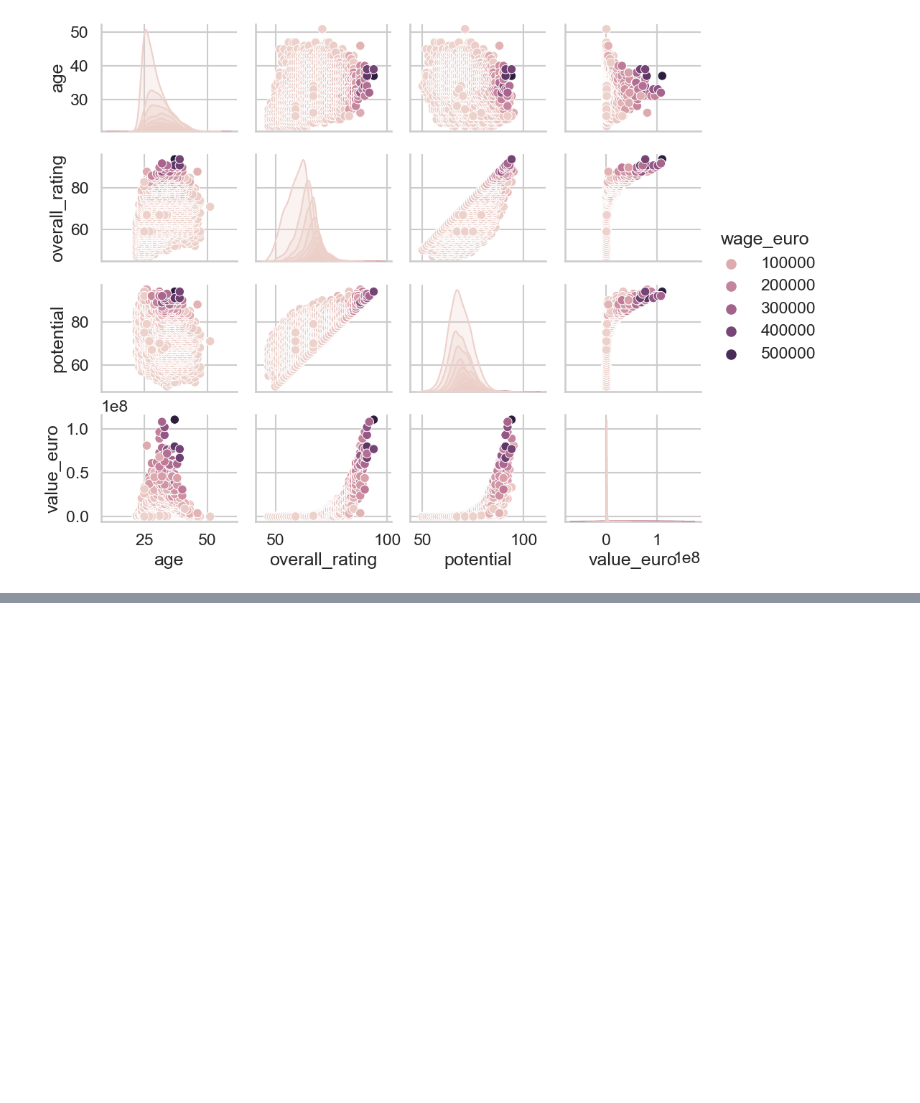
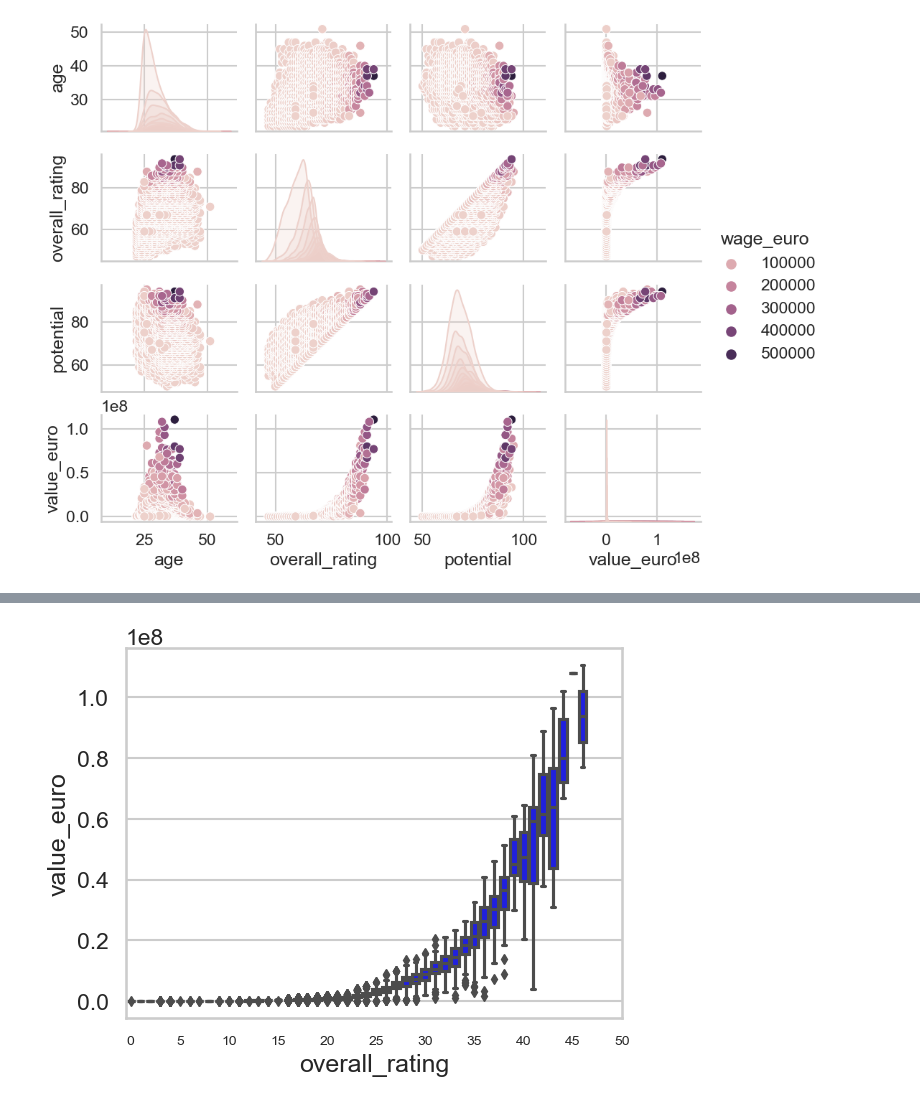
Before and after one commit to rdeshir10/Fifa_Analysis, a Jupyter notebook: footbal.ipynb, the cells around one changed output, grey strips where cells are left out. Drawn from its saved outputs; the diff is of its cells as text; code cells hidden in the pictures; blank space fills up the shorter version.

```diff
--- a/footbal.ipynb
+++ b/footbal.ipynb
@@ -198,0 +212,13 @@ plt.show()
+# %%
+# Boxplot on overall_rating and value_wage of the player
+# Create boxplot
+sns.boxplot(x="overall_rating", y="value_euro", data=all_player_df, color="blue")
+
+# customize the x-axis label
+ticks = np.arange(0, 55, 5)
+plt.xticks(ticks, labels=ticks, rotation=0, fontsize=10)
+
+# Show the plot
+plt.show()
+# %% [output]
+[figure, added]
```
Also changed, not shown: parts of 3 cells of this notebook.
